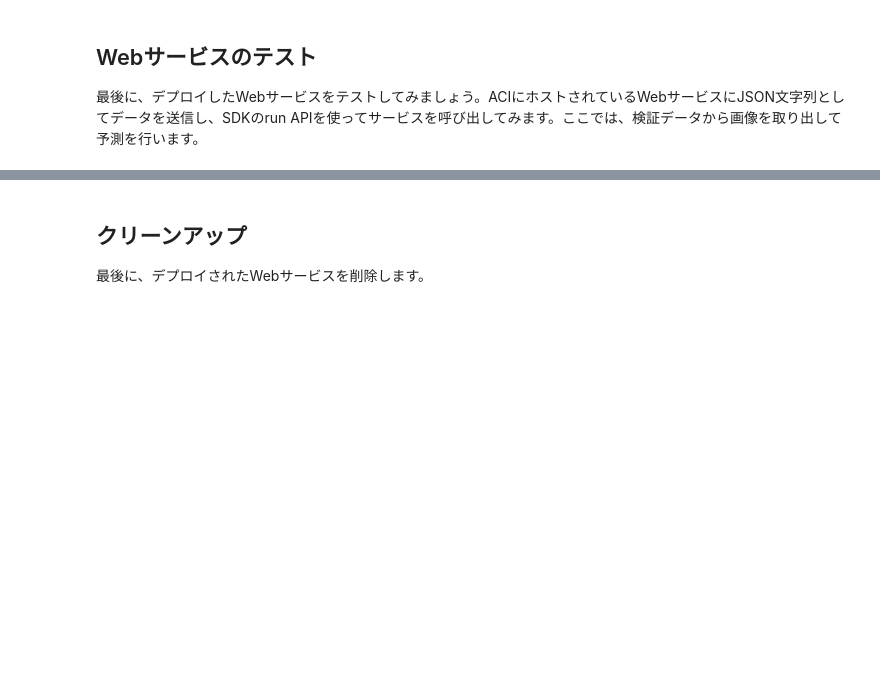
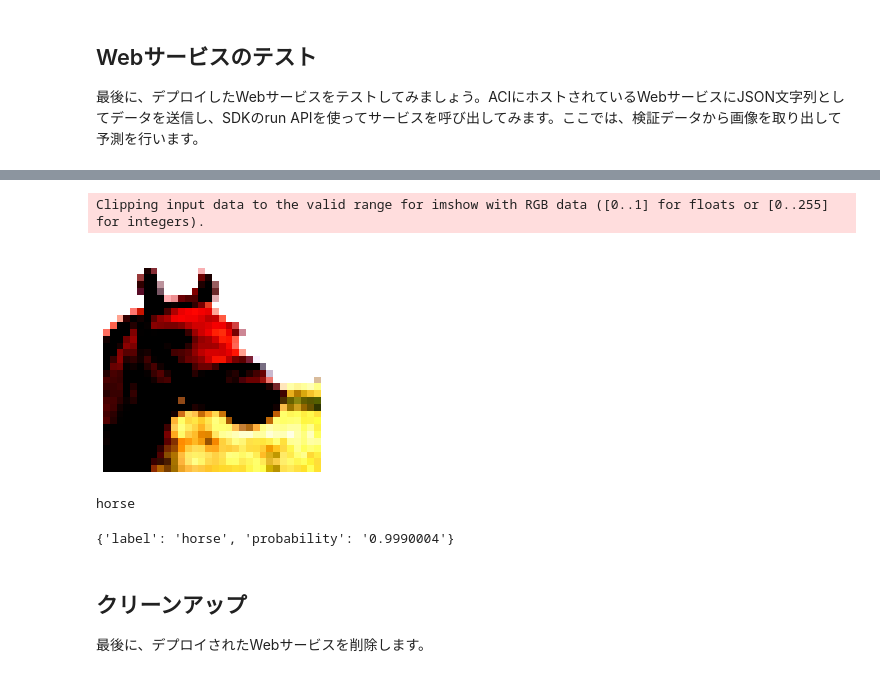
Before and after one commit to shohei1029/azureml_distributed-pytorch, a Jupyter notebook: examples/distributed-pytorch-with-distributeddataparallel.ipynb, the cells around one changed output, grey strips where cells are left out. Drawn from its saved outputs; the diff is of its cells as text; code cells hidden in the pictures; blank space fills up the shorter version.

Commit message:
modified image handling

```diff
--- a/examples/distributed-pytorch-with-distributeddataparallel.ipynb
+++ b/examples/distributed-pytorch-with-distributeddataparallel.ipynb
@@ -360,26 +366,41 @@ print(service.state)
 # %%
 # CIFAR-10 データセット内のテスト画像を用いて推論を行う
 import json
 import matplotlib.pyplot as plt
 from torchvision import transforms
 from torchvision.datasets import CIFAR10
 
+# # オリジナル画像を表示したい場合
+# test_dataset = CIFAR10(root="cifar-10", train=False, download=False)
+# image, target_class = test_dataset[99] # 99, 10とかわかりやすい
+# plt.imshow(image)
+# plt.show()
+# print(type(image))
+
 transform = transforms.Compose([
-    transforms.ToTensor(),transforms.Normalize((0.5, 0.5, 0.5), (0.5, 0.5, 0.5))
+    transforms.ToTensor(),transforms.Normalize((0.4915, 0.4823, 0.4468), (0.2470, 0.2435, 0.2616))
     ])
-test_dataset = CIFAR10(root="cifar-10", train=False, download=True, transform=transform)
-image_tensor, target_class = test_dataset.__getitem__(6) #数字変える
+test_dataset = CIFAR10(root="cifar-10", train=False, download=False, transform=transform)
+image_tensor, target_class = test_dataset[99] #数字で対象画像を指定
 image_np = image_tensor.to('cpu').detach().numpy()
 input_data = image_np
 
 # plot image
 plt.axis('off')
-plt.imshow(image_tensor.to('cpu').detach().transpose(0,2).numpy())
+plt.imshow(image_tensor.permute(1, 2, 0))
 plt.show()
+classes = ('plane', 'car', 'bird', 'cat', 'deer', 'dog', 'frog', 'horse', 'ship', 'truck')
+print(classes[target_class])
+# %% [output]
+Clipping input data to the valid range for imshow with RGB data ([0..1] for floats or [0..255] for integers).
+[figure, added]
+horse
 # %%
 # ACIへ送信して推論実行
 result = service.run(input_data=json.dumps({'data': input_data.tolist()}))
 print(result)
+# %% [output]
+{'label': 'horse', 'probability': '0.9990004'}
 # %% [markdown]
 ## クリーンアップ
 最後に、デプロイされたWebサービスを削除します。
```
Also changed, not shown: parts of 1 cell of this notebook.
